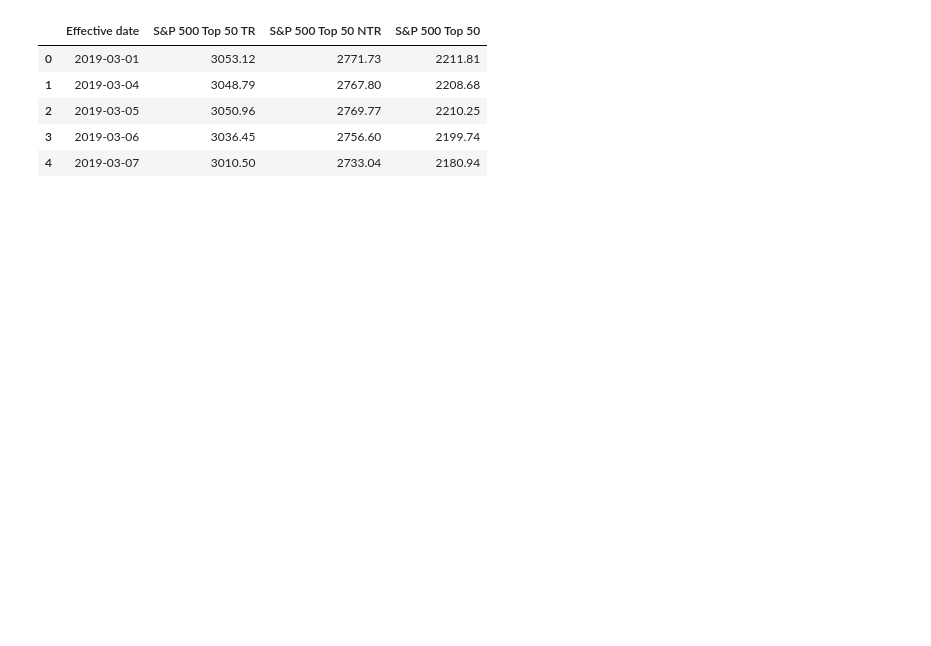
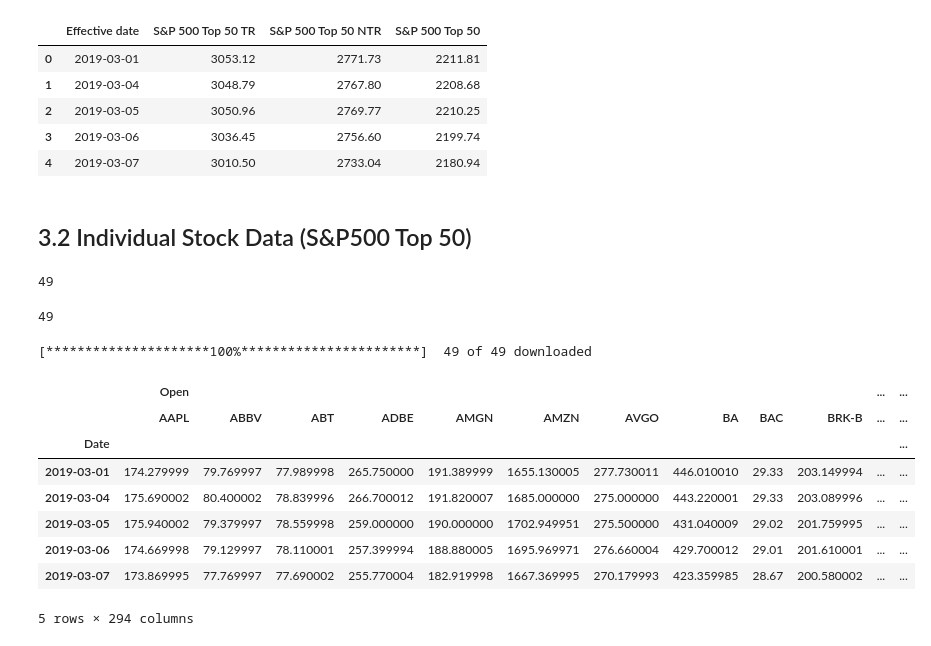
Before and after one commit to luisvillarreal/w266_final, a Jupyter notebook: Data Profiling.ipynb, the cells around one changed output. Cells and saved outputs as stored; diff of their text form; code cells hidden in the pictures; blank space fills up the shorter version.

```diff
--- a/Data Profiling.ipynb
+++ b/Data Profiling.ipynb
@@ -91,3 +92,9 @@ agg_sp50.head()
 | 2 | 2019-03-05 | 3050.96 | 2769.77 | 2210.25 |
 | 3 | 2019-03-06 | 3036.45 | 2756.60 | 2199.74 |
 | 4 | 2019-03-07 | 3010.50 | 2733.04 | 2180.94 |
+# %% [markdown]
+## 3.2 Individual Stock Data (S&P500 Top 50)
+# %%
+len(df['ticker'].unique())
+# %% [output]
+49
@@ -93,0 +106,22 @@ agg_sp50.head()
+# %%
+len(tickers)
+# %% [output]
+49
+# %%
+import fix_yahoo_finance as yf
+
+complete_panel_data = yf.download(tickers, start="2019-03-01", end="2019-03-29")
+# %% [output]
+[*********************100%***********************]  49 of 49 downloaded
+# %%
+complete_panel_data.head()
+# %% [output]
+|  | Open |  |  |  |  |  |  |  |  |  | ... | ... |
+|  | AAPL | ABBV | ABT | ADBE | AMGN | AMZN | AVGO | BA | BAC | BRK-B | ... | ... |
+| Date |  |  |  |  |  |  |  |  |  |  |  | ... |
+| 2019-03-01 | 174.279999 | 79.769997 | 77.989998 | 265.750000 | 191.389999 | 1655.130005 | 277.730011 | 446.010010 | 29.33 | 203.149994 | ... | ... |
+| 2019-03-04 | 175.690002 | 80.400002 | 78.839996 | 266.700012 | 191.820007 | 1685.000000 | 275.000000 | 443.220001 | 29.33 | 203.089996 | ... | ... |
+| 2019-03-05 | 175.940002 | 79.379997 | 78.559998 | 259.000000 | 190.000000 | 1702.949951 | 275.500000 | 431.040009 | 29.02 | 201.759995 | ... | ... |
+| 2019-03-06 | 174.669998 | 79.129997 | 78.110001 | 257.399994 | 188.880005 | 1695.969971 | 276.660004 | 429.700012 | 29.01 | 201.610001 | ... | ... |
+| 2019-03-07 | 173.869995 | 77.769997 | 77.690002 | 255.770004 | 182.919998 | 1667.369995 | 270.179993 | 423.359985 | 28.67 | 200.580002 | ... | ... |
+5 rows × 294 columns
```
Also changed, not shown: parts of 22 cells of this notebook.
